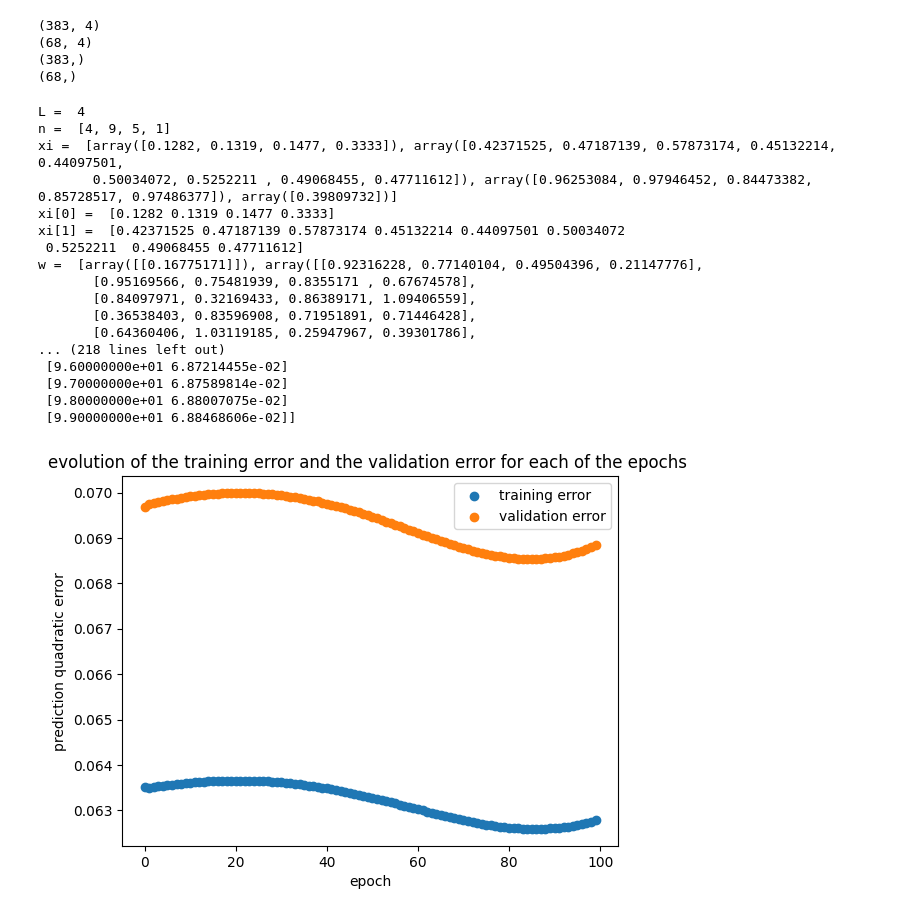
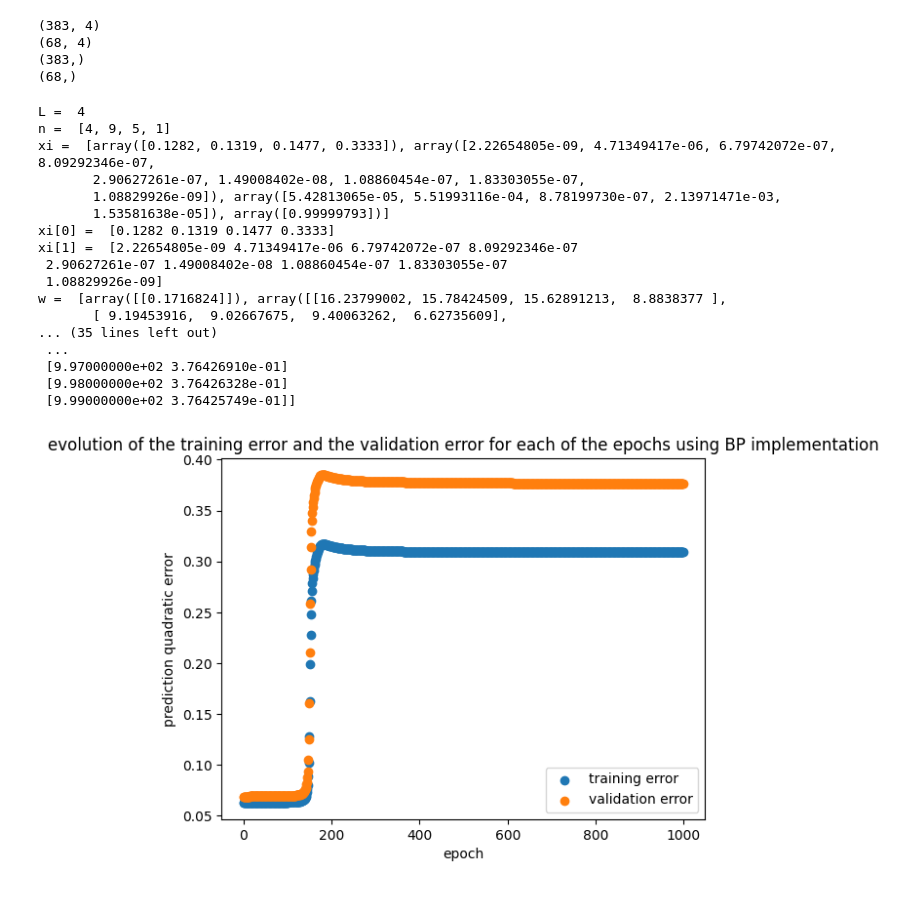
Before and after one commit to YoussefEzz/Prediction-BP-and-LR, a Jupyter notebook: BP.ipynb, the cells around one changed output. Saved outputs shown, nothing was run; the diff lists cells and outputs as text; code cells hidden in the pictures.

Commit message:
add plot of evolution of errors in BP-F

```diff
--- a/BP.ipynb
+++ b/BP.ipynb
@@ -74,7 +74,7 @@ import activation_functions as activation
 
 # layers include input layer + hidden layers + output layer
 layers = [4, 9, 5, 1]
-nn = NeuralNetwork.MyNeuralNetwork(layers,  100, 0.01, 0.9, activation.sigmoid, 0.2)
+nn = NeuralNetwork.MyNeuralNetwork(layers,  1000, 0.01, 0.9, activation.sigmoid, 0.2)
 
 # initialize weights with random values
 nn.initialize_weights()
@@ -97,49 +97,49 @@ print(nn.validation_error)
 # %% [output]
 L =  4
 n =  [4, 9, 5, 1]
-xi =  [array([0.1282, 0.1319, 0.1477, 0.3333]), array([0.42371525, 0.47187139, 0.57873174, 0.45132214, 0.44097501,
-       0.50034072, 0.5252211 , 0.49068455, 0.47711612]), array([0.96253084, 0.97946452, 0.84473382, 0.85728517, 0.97486377]), array([0.39809732])]
+xi =  [array([0.1282, 0.1319, 0.1477, 0.3333]), array([2.22654805e-09, 4.71349417e-06, 6.79742072e-07, 8.09292346e-07,
+       2.90627261e-07, 1.49008402e-08, 1.08860454e-07, 1.83303055e-07,
+       1.08829926e-09]), array([5.42813065e-05, 5.51993116e-04, 8.78199730e-07, 2.13971471e-03,
+       1.53581638e-05]), array([0.99999793])]
 xi[0] =  [0.1282 0.1319 0.1477 0.3333]
-xi[1] =  [0.42371525 0.47187139 0.57873174 0.45132214 0.44097501 0.50034072
- 0.5252211  0.49068455 0.47711612]
-w =  [array([[0.16775171]]), array([[0.92316228, 0.77140104, 0.49504396, 0.21147776],
-       [0.95169566, 0.75481939, 0.8355171 , 0.67674578],
-       [0.84097971, 0.32169433, 0.86389171, 1.09406559],
-       [0.36538403, 0.83596908, 0.71951891, 0.71446428],
-       [0.64360406, 1.03119185, 0.25947967, 0.39301786],
-... (218 lines left out)
- [9.60000000e+01 6.87214455e-02]
- [9.70000000e+01 6.87589814e-02]
- [9.80000000e+01 6.88007075e-02]
- [9.90000000e+01 6.88468606e-02]]
+xi[1] =  [2.22654805e-09 4.71349417e-06 6.79742072e-07 8.09292346e-07
+ 2.90627261e-07 1.49008402e-08 1.08860454e-07 1.83303055e-07
+ 1.08829926e-09]
+w =  [array([[0.1716824]]), array([[16.23799002, 15.78424509, 15.62891213,  8.8838377 ],
+       [ 9.19453916,  9.02667675,  9.40063262,  6.62735609],
+... (35 lines left out)
+ ...
+ [9.97000000e+02 3.76426910e-01]
+ [9.98000000e+02 3.76426328e-01]
+ [9.99000000e+02 3.76425749e-01]]
 # %%
 import matplotlib.pyplot as plt
 
 # Extract the x and y coordinates from the arrays
 x1 = nn.training_error[:, 0]
 y1 = nn.training_error[:, 1]
 
 x2 = nn.validation_error[:, 0]
 y2 = nn.validation_error[:, 1]
 
 # Create a figure and axis
 fig, ax = plt.subplots()
 
 # Plot the first instance with a legend
 ax.scatter(x1, y1, label='training error')
 
 # Plot the second instance with a legend
 ax.scatter(x2, y2, label='validation error')
 
 # Add labels and title
 ax.set_xlabel('epoch')
 ax.set_ylabel('prediction quadratic error')
-ax.set_title('evolution of the training error and the validation error for each of the epochs ')
+ax.set_title('evolution of the training error and the validation error for each of the epochs using BP implementation')
 
 # Add a legend
 ax.legend()
 
 # Display the plot
 plt.show()
 # %% [output]
-[figure, old version]
+[figure, new version]
```
Also changed, not shown: 5 other files.
